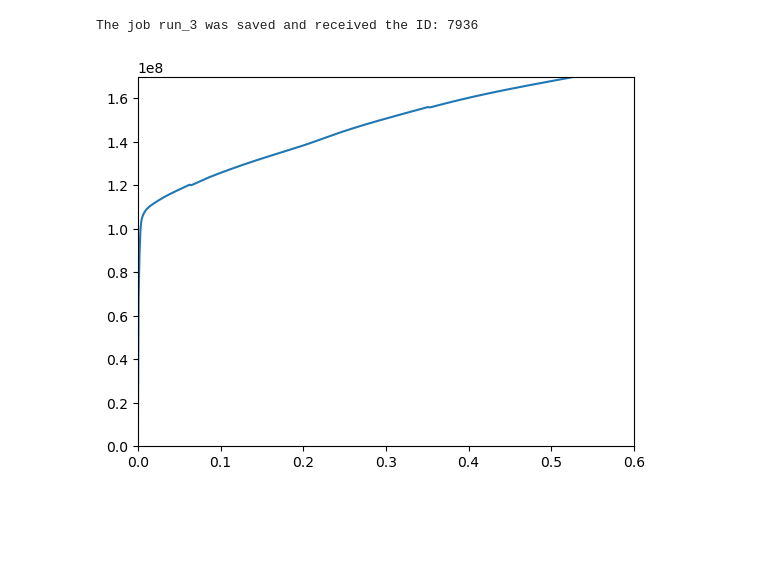
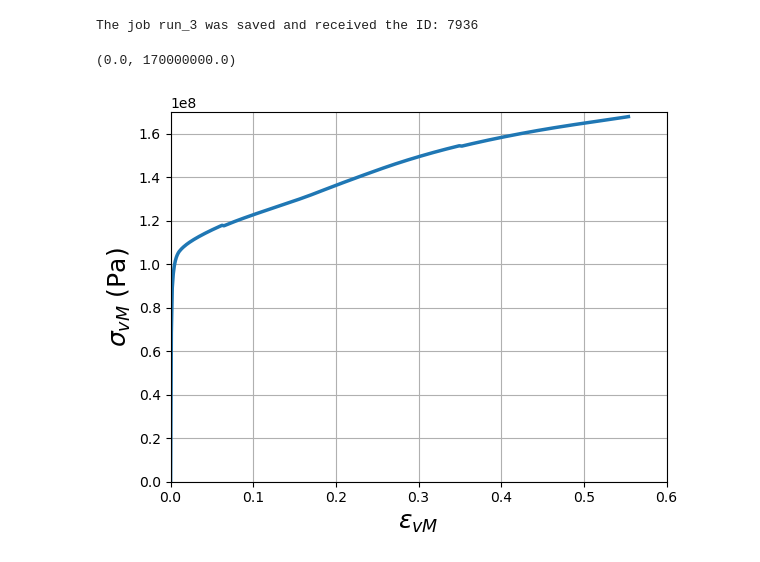
Before and after one commit to pyiron/pyiron_continuum, a Jupyter notebook: notebooks/damask_tutorial_multiplerolling.ipynb, the cells around one changed output. Saved outputs shown, nothing was run; the diff lists cells and outputs as text; code cells hidden in the pictures; blank space fills up the shorter version.

```diff
--- a/notebooks/damask_tutorial_multiplerolling.ipynb
+++ b/notebooks/damask_tutorial_multiplerolling.ipynb
@@ -146,7 +149,9 @@ job.run()
 # %% [output]
 The job run_3 was saved and received the ID: 7936
 # %%
-# show the result
-job.plotStressStrainCurve(0.0,0.60,0.0,1.7e8) # xmin,xmax, ymin,ymax
+fig, ax = job.plot_stress_strain(von_mises=True)
+ax.set_xlim([0.0, 0.60])
+ax.set_ylim([0.0, 1.7e8])
 # %% [output]
+(0.0, 170000000.0)
-[figure, old version]
+[figure, new version]
```
Also changed, not shown: parts of 4 cells of this notebook, 3 other files.
